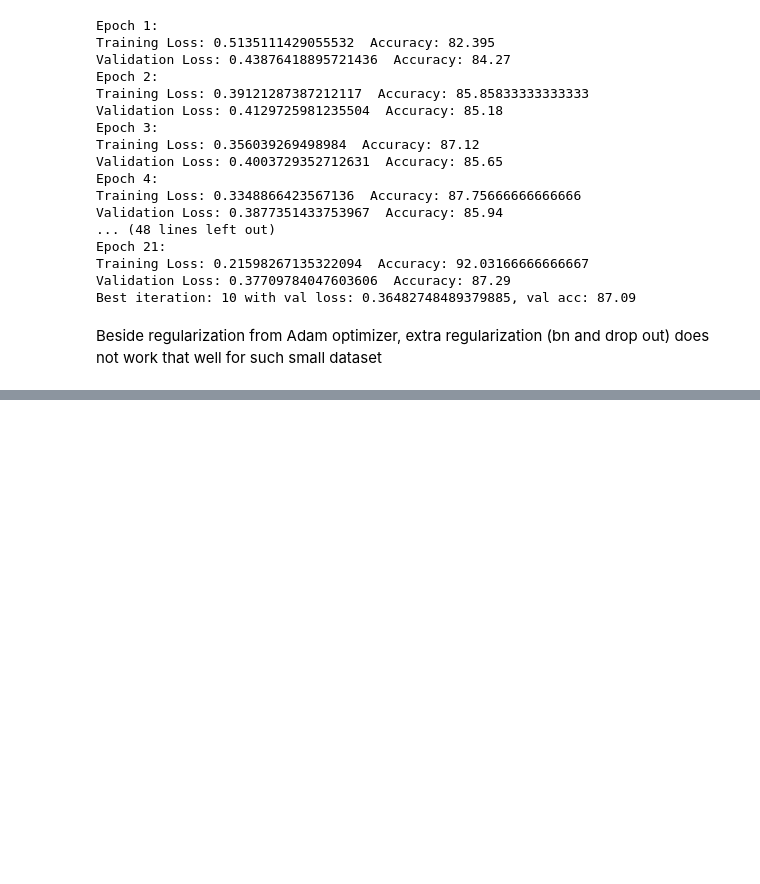
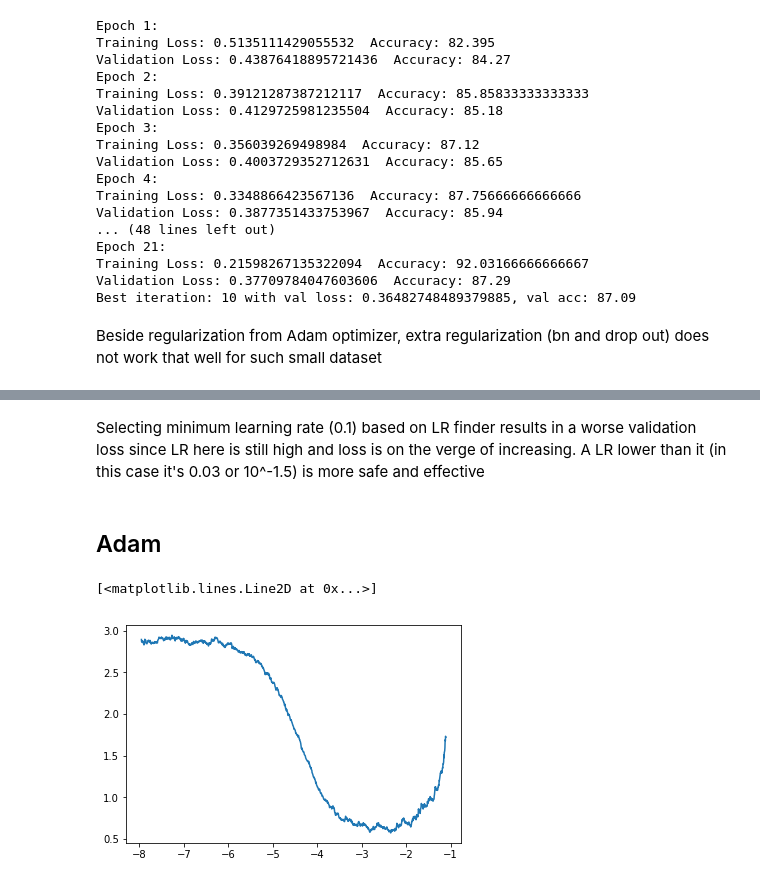
Before and after one commit to anhquan0412/basic_model_scratch, a Jupyter notebook: NN_pytorch.ipynb, the cells around one changed output, grey strips where cells are left out. Cells and saved outputs as stored; diff of their text form; code cells hidden in the pictures; blank space fills up the shorter version.

Commit message:
add learning rate finder

```diff
--- a/NN_pytorch.ipynb
+++ b/NN_pytorch.ipynb
@@ -301,0 +457,4 @@ Beside regularization from Adam optimizer, extra regularization (bn and drop out
+# %% [markdown]
+Selecting minimum learning rate (0.1) based on LR finder results in a worse validation loss since LR here is still high and loss is on the verge of increasing. A LR lower than it (in this case it's 0.03 or 10^-1.5) is more safe and effective
+# %% [markdown]
+## Adam
@@ -301,0 +464,7 @@ Beside regularization from Adam optimizer, extra regularization (bn and drop out
+# %%
+log_lrs,losses = find_lr()
+# %%
+plt.plot(log_lrs[10:-5],losses[10:-5])
+# %% [output]
+[<matplotlib.lines.Line2D at 0x...>]
+[figure, added]
```
Also changed, not shown: parts of 18 cells of this notebook, 2 other files.
